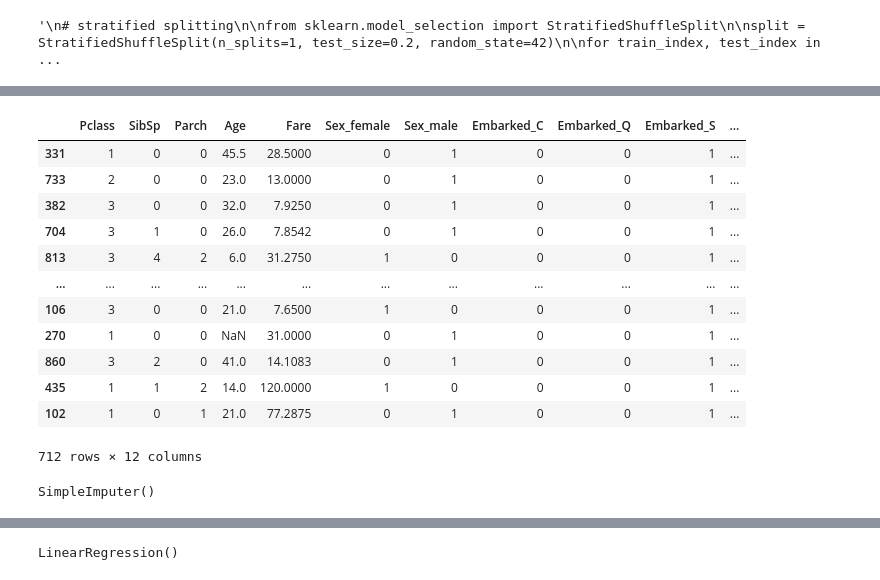
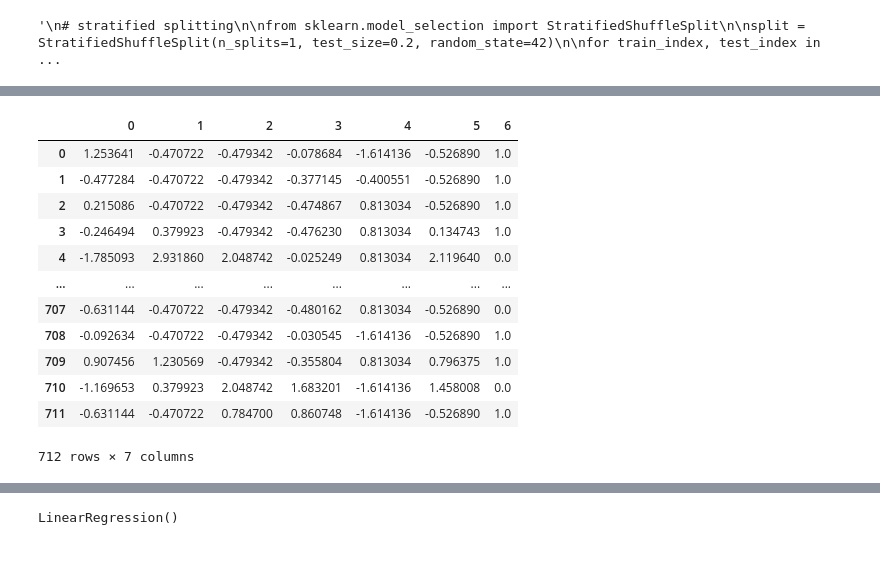
Before and after one commit to sameerthakare6/titanic_disaster_prediction, a Jupyter notebook: Titanic.ipynb, the cells around one changed output, grey strips where cells are left out. Saved outputs shown, nothing was run; the diff lists cells and outputs as text; code cells hidden in the pictures.

```diff
--- a/Titanic.ipynb
+++ b/Titanic.ipynb
@@ -155,0 +239,41 @@ imputer = SimpleImputer(missing_values=np.nan, strategy='mean')
+# %%
+from sklearn.base import TransformerMixin
+
+class MyLabelBinarizer(TransformerMixin):
+
+    def __init__(self, *args, **kwargs):
+        self.encoder = LabelBinarizer(*args, **kwargs)
+
+    def fit(self, x, y=0):
+        self.encoder.fit(x)
+        return self
+
+    def transform(self, x, y=0):
+        return self.encoder.transform(x)
+# %%
+# for training data
+
+from sklearn.pipeline import FeatureUnion
+from sklearn.preprocessing import LabelBinarizer
+#num_attribs = list(housing_num)
+#cat_attribs = ["ocean_proximity"]
+
+num_pipeline = Pipeline([
+ ('selector', DataFrameSelector(num_features)),
+ ('imputer', SimpleImputer(missing_values=np.nan, strategy='median')),
+ ('attribs_adder', CombinedAttributesAdder(total_family = False)),
+ ('std_scaler', StandardScaler()),
+ ])
+
+cat_pipeline = Pipeline([
+ ('selector', DataFrameSelector("Sex")),
+ #('imputer', SimpleImputer(missing_values=np.nan, strategy='most_frequent')),
+ ('label_binarizer', MyLabelBinarizer()),
+ ])
+
+full_pipeline = FeatureUnion(transformer_list=[
+ ("num_pipeline", num_pipeline),
+ ("cat_pipeline", cat_pipeline),
+ ])
+# %%
+titanic_prepared = full_pipeline.fit_transform(titanic_new)
@@ -156 +296,17 @@ imputer = SimpleImputer(missing_values=np.nan, strategy='mean')
+# %%
+pd.DataFrame(titanic_prepared)
+# %% [output]
+|  | 0 | 1 | 2 | 3 | 4 | 5 | 6 |
+| 0 | 1.253641 | -0.470722 | -0.479342 | -0.078684 | -1.614136 | -0.526890 | 1.0 |
+| 1 | -0.477284 | -0.470722 | -0.479342 | -0.377145 | -0.400551 | -0.526890 | 1.0 |
+| 2 | 0.215086 | -0.470722 | -0.479342 | -0.474867 | 0.813034 | -0.526890 | 1.0 |
+| 3 | -0.246494 | 0.379923 | -0.479342 | -0.476230 | 0.813034 | 0.134743 | 1.0 |
+| 4 | -1.785093 | 2.931860 | 2.048742 | -0.025249 | 0.813034 | 2.119640 | 0.0 |
+| ... | ... | ... | ... | ... | ... | ... | ... |
+| 707 | -0.631144 | -0.470722 | -0.479342 | -0.480162 | 0.813034 | -0.526890 | 0.0 |
+| 708 | -0.092634 | -0.470722 | -0.479342 | -0.030545 | -1.614136 | -0.526890 | 1.0 |
+| 709 | 0.907456 | 1.230569 | -0.479342 | -0.355804 | 0.813034 | 0.796375 | 1.0 |
+| 710 | -1.169653 | 0.379923 | 2.048742 | 1.683201 | -1.614136 | 1.458008 | 0.0 |
+| 711 | -0.631144 | -0.470722 | 0.784700 | 0.860748 | -1.614136 | -0.526890 | 1.0 |
+712 rows × 7 columns
 # %%
@@ -159,21 +313,0 @@ titanic_labels = X["Survived"].copy()
-# %%
-titanic
-# %% [output]
-|  | Pclass | SibSp | Parch | Age | Fare | Sex_female | Sex_male | Embarked_C | Embarked_Q | Embarked_S | ... |
-| 331 | 1 | 0 | 0 | 45.5 | 28.5000 | 0 | 1 | 0 | 0 | 1 | ... |
-| 733 | 2 | 0 | 0 | 23.0 | 13.0000 | 0 | 1 | 0 | 0 | 1 | ... |
-| 382 | 3 | 0 | 0 | 32.0 | 7.9250 | 0 | 1 | 0 | 0 | 1 | ... |
-| 704 | 3 | 1 | 0 | 26.0 | 7.8542 | 0 | 1 | 0 | 0 | 1 | ... |
-| 813 | 3 | 4 | 2 | 6.0 | 31.2750 | 1 | 0 | 0 | 0 | 1 | ... |
-| ... | ... | ... | ... | ... | ... | ... | ... | ... | ... | ... | ... |
-| 106 | 3 | 0 | 0 | 21.0 | 7.6500 | 1 | 0 | 0 | 0 | 1 | ... |
-| 270 | 1 | 0 | 0 | NaN | 31.0000 | 0 | 1 | 0 | 0 | 1 | ... |
-| 860 | 3 | 2 | 0 | 41.0 | 14.1083 | 0 | 1 | 0 | 0 | 1 | ... |
-| 435 | 1 | 1 | 2 | 14.0 | 120.0000 | 1 | 0 | 0 | 0 | 1 | ... |
-| 102 | 1 | 0 | 1 | 21.0 | 77.2875 | 0 | 1 | 0 | 0 | 1 | ... |
-712 rows × 12 columns
-# %%
-# fit the imputer instance to the training data using the fit() method:
-imputer.fit(titanic)
-# %% [output]
-SimpleImputer()
```
Also changed, not shown: parts of 43 cells of this notebook.
